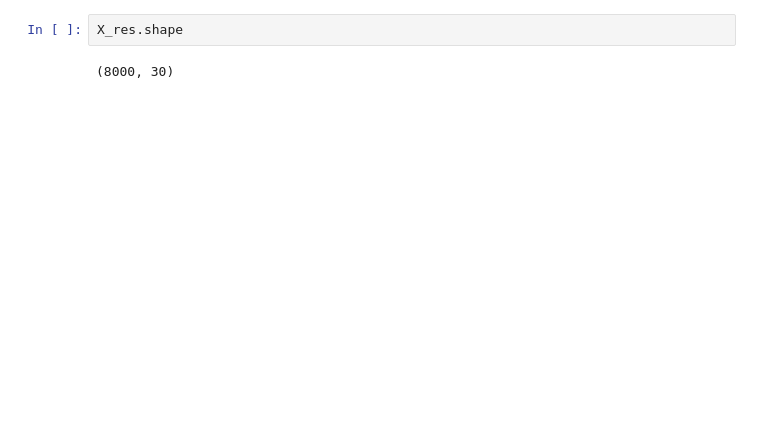
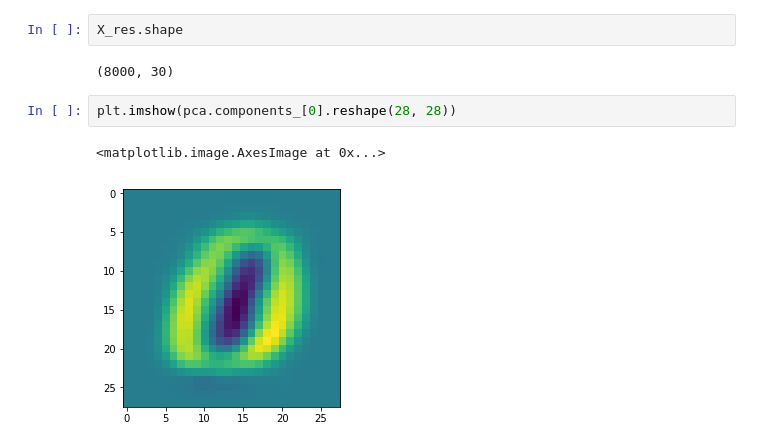
Before and after one commit to coding-blocks-archives/ML-Noida-2019-June-One, a Jupyter notebook: lecture_12/PCA Mnist.ipynb, the cells around one changed output. Drawn from its saved outputs; the diff is of its cells as text; blank space fills up the shorter version.

```diff
--- a/lecture_12/PCA Mnist.ipynb
+++ b/lecture_12/PCA Mnist.ipynb
@@ -101,3 +101,8 @@ model2.score(X_res, y)
 X_res.shape
 # %% [output]
 (8000, 30)
+# %%
+plt.imshow(pca.components_[0].reshape(28, 28))
+# %% [output]
+<matplotlib.image.AxesImage at 0x...>
+[figure, added]
```
Also changed, not shown: parts of 2 cells of this notebook, 14 other files.
